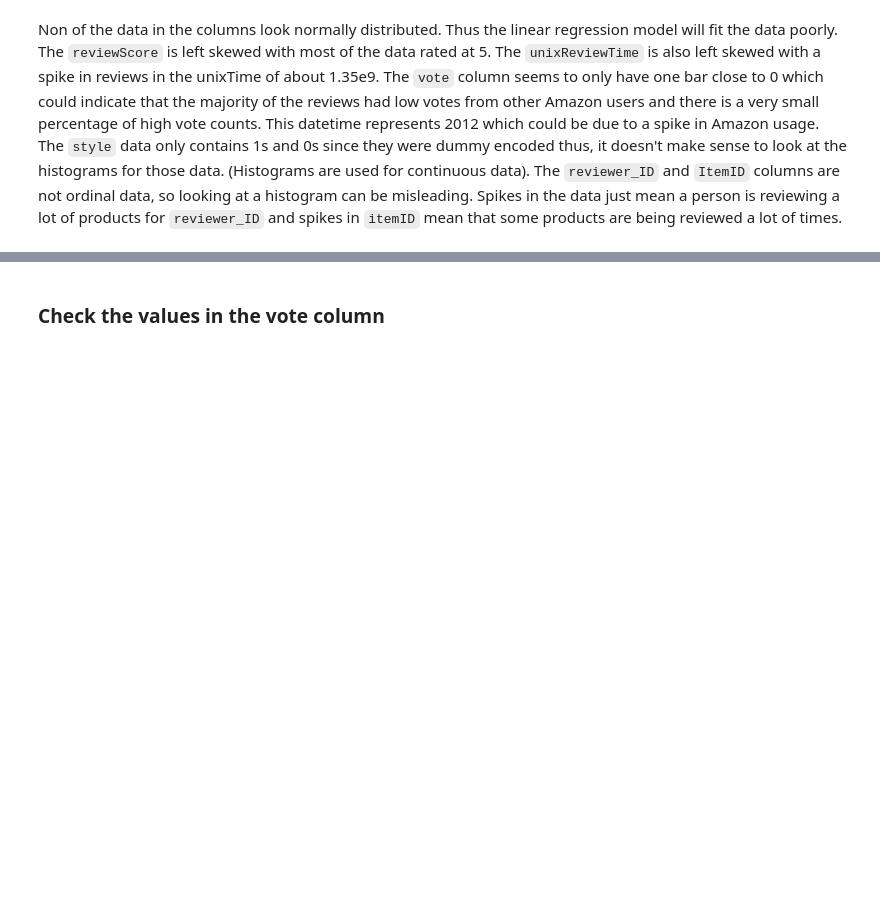
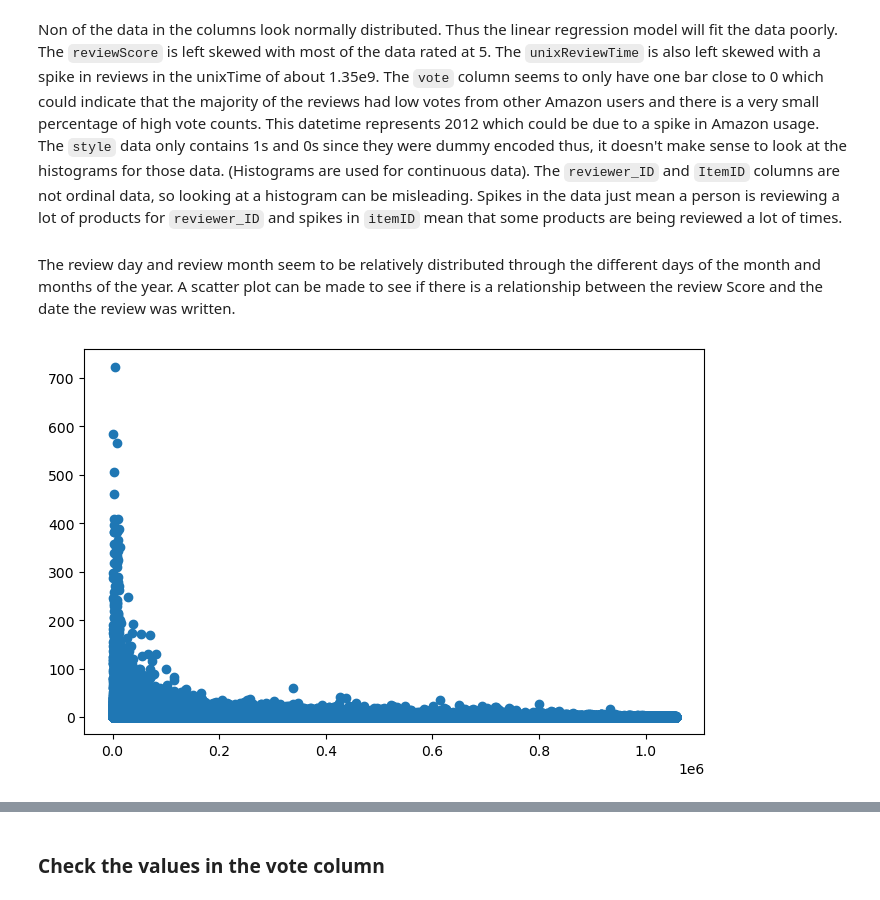
Before and after one commit to JTruong3/Amazon-Product-Recommender, a Jupyter notebook: 1_Preprocessing_and_EDA.ipynb, the cells around one changed output, grey strips where cells are left out. Saved outputs shown, nothing was run; the diff lists cells and outputs as text; code cells hidden in the pictures; blank space fills up the shorter version.

```diff
--- a/1_Preprocessing_and_EDA.ipynb
+++ b/1_Preprocessing_and_EDA.ipynb
@@ -835,3 +904,13 @@ for column in clean_df.columns:
 # Add changes below
 # %% [markdown]
 Non of the data in the columns look normally distributed. Thus the linear regression model will fit the data poorly. The `reviewScore` is left skewed with most of the data rated at 5. The `unixReviewTime` is also left skewed with a spike in reviews in the unixTime of about 1.35e9. The `vote` column seems to only have one bar close to 0 which could indicate that the majority of the reviews had low votes from other Amazon users and there is a very small percentage of high vote counts. This datetime represents 2012 which could be due to a spike in Amazon usage. The `style` data only contains 1s and 0s since they were dummy encoded thus, it doesn't make sense to look at the histograms for those data. (Histograms are used for continuous data). The `reviewer_ID` and `ItemID` columns are not ordinal data, so looking at a histogram can be misleading. Spikes in the data just mean a person is reviewing a lot of products for `reviewer_ID` and spikes in `itemID` mean that some products are being reviewed a lot of times.
+# %% [markdown]
+The review day and review month seem to be relatively distributed through the different days of the month and months of the year. A scatter plot can be made to see if there is a relationship between the review Score and the date the review was written.
+# %%
+plt.figure(figsize = (8,5))
+
+plt.scatter(clean_df['reviewer_ID'].value_counts().index, clean_df['reviewer_ID'].value_counts().values)
+
+plt.show()
+# %% [output]
+[figure, added]
```
Also changed, not shown: parts of 28 cells of this notebook.
